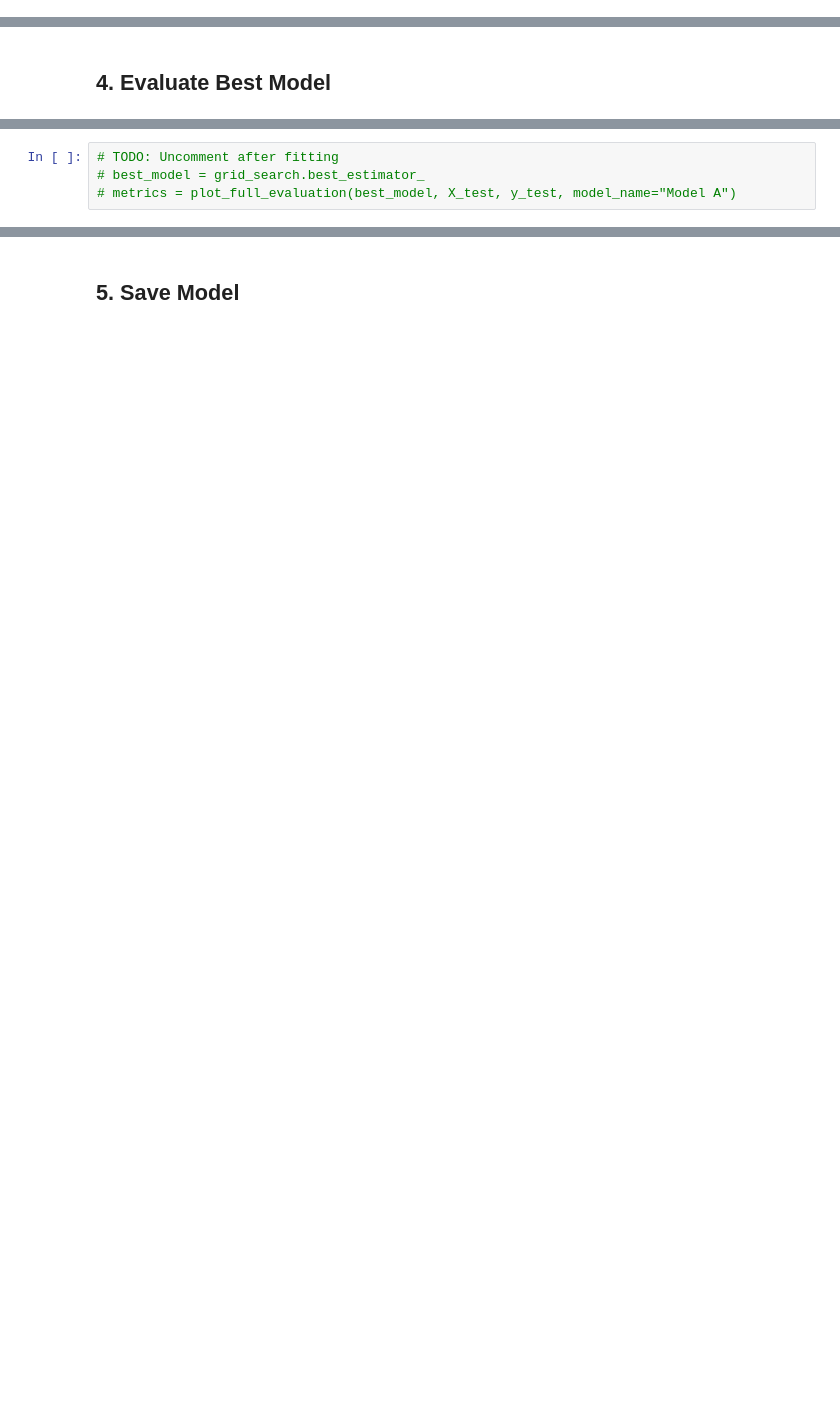
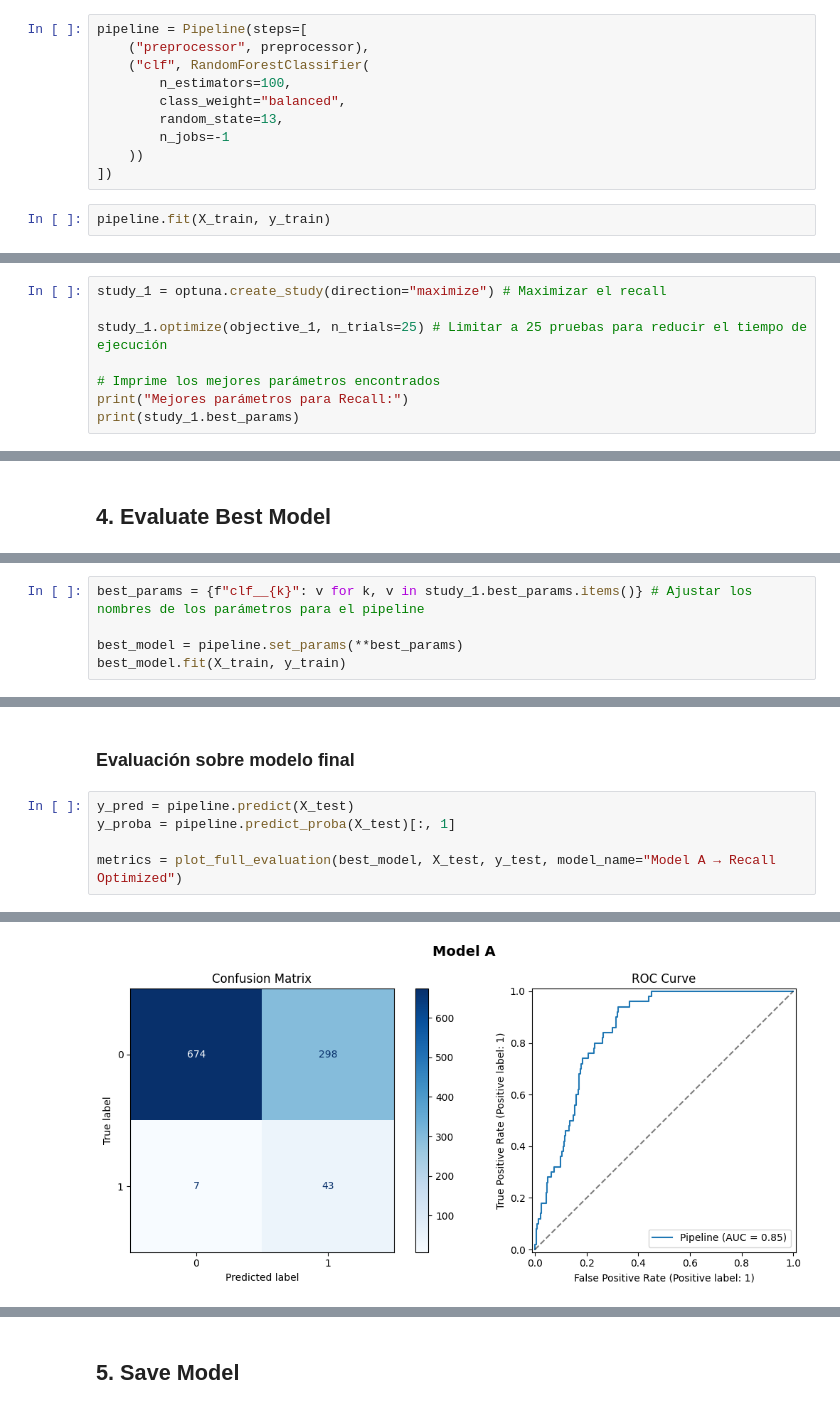
Before and after one commit to martinmw13/AdM_TP, a Jupyter notebook: notebooks/01_model_A.ipynb, the cells around one changed output, grey strips where cells are left out. Cells and saved outputs as stored; diff of their text form; blank space fills up the shorter version.

```diff
--- a/notebooks/01_model_A.ipynb
+++ b/notebooks/01_model_A.ipynb
@@ -49,0 +65,12 @@ Customize the preprocessing steps and estimator for your model.
+# %%
+pipeline = Pipeline(steps=[
+    ("preprocessor", preprocessor),
+    ("clf", RandomForestClassifier(
+        n_estimators=100,
+        class_weight="balanced",
+        random_state=13,
+        n_jobs=-1
+    ))
+])
+# %%
+pipeline.fit(X_train, y_train)
@@ -66,0 +239,8 @@ Customize the preprocessing steps and estimator for your model.
+# %%
+study_1 = optuna.create_study(direction="maximize") # Maximizar el recall
+
+study_1.optimize(objective_1, n_trials=25) # Limitar a 25 pruebas para reducir el tiempo de ejecución
+
+# Imprime los mejores parámetros encontrados
+print("Mejores parámetros para Recall:")
+print(study_1.best_params)
@@ -68,0 +299,5 @@ Customize the preprocessing steps and estimator for your model.
+# %%
+best_params = {f"clf__{k}": v for k, v in study_1.best_params.items()} # Ajustar los nombres de los parámetros para el pipeline
+
+best_model = pipeline.set_params(**best_params)
+best_model.fit(X_train, y_train)
@@ -69,4 +325,8 @@ Customize the preprocessing steps and estimator for your model.
+# %% [markdown]
+### Evaluación sobre modelo final
 # %%
-# TODO: Uncomment after fitting
-# best_model = grid_search.best_estimator_
-# metrics = plot_full_evaluation(best_model, X_test, y_test, model_name="Model A")
+y_pred = pipeline.predict(X_test)
+y_proba = pipeline.predict_proba(X_test)[:, 1]
+
+metrics = plot_full_evaluation(best_model, X_test, y_test, model_name="Model A → Recall Optimized")
+# %% [output]
@@ -72,0 +342 @@ Customize the preprocessing steps and estimator for your model.
+[figure, added]
```
Also changed, not shown: parts of 47 cells of this notebook.
